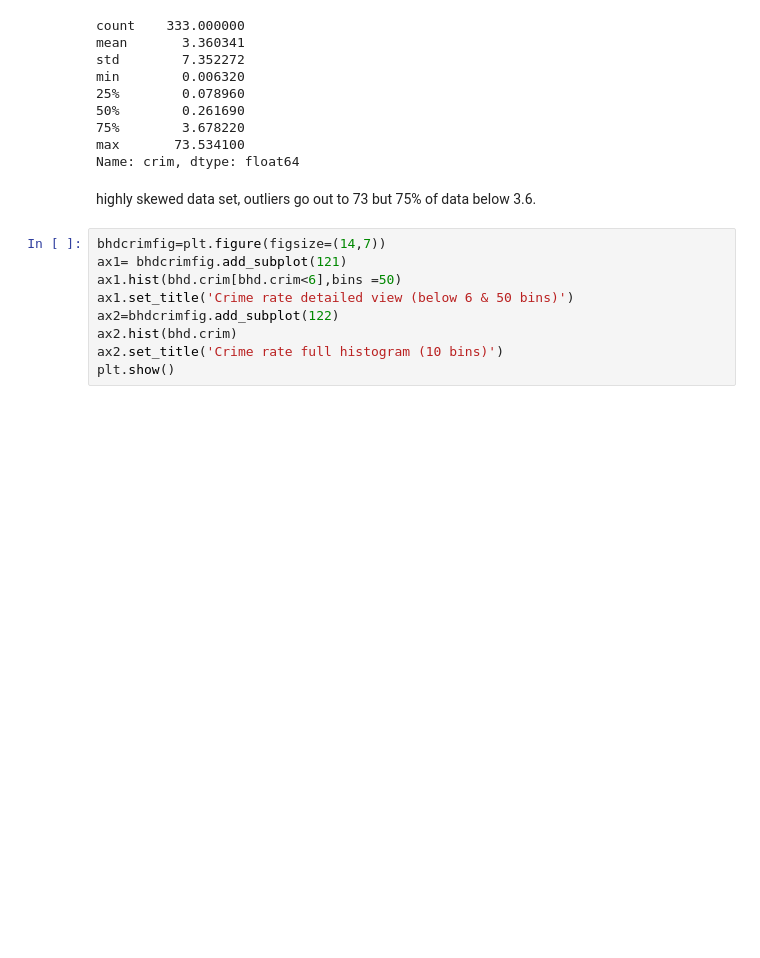
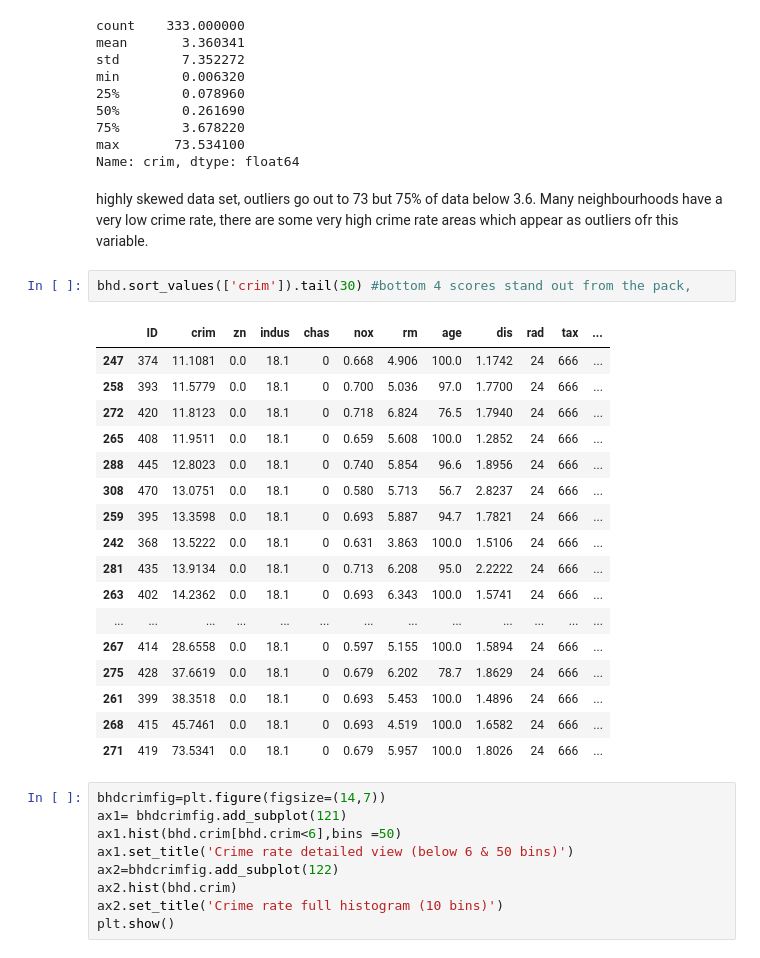
Before and after one commit to ktzioumis/dsc-1-03-16-eda-with-pandas-using-the-boston-housing-data-lab-online-ds-pt-112618, a Jupyter notebook: index.ipynb, the cells around one changed output. Saved outputs shown, nothing was run; the diff lists cells and outputs as text; blank space fills up the shorter version.

```diff
--- a/index.ipynb
+++ b/index.ipynb
@@ -177,7 +198,27 @@ min        0.006320
 max       73.534100
 Name: crim, dtype: float64
 # %% [markdown]
-highly skewed data set, outliers go out to 73 but 75% of data below 3.6.
+highly skewed data set, outliers go out to 73 but 75% of data below 3.6. Many neighbourhoods have a very low crime rate, there are some very high crime rate areas which appear as outliers ofr this variable.
+# %%
+bhd.sort_values(['crim']).tail(30) #bottom 4 scores stand out from the pack,
+# %% [output]
+|  | ID | crim | zn | indus | chas | nox | rm | age | dis | rad | tax | ... |
+| 247 | 374 | 11.1081 | 0.0 | 18.1 | 0 | 0.668 | 4.906 | 100.0 | 1.1742 | 24 | 666 | ... |
+| 258 | 393 | 11.5779 | 0.0 | 18.1 | 0 | 0.700 | 5.036 | 97.0 | 1.7700 | 24 | 666 | ... |
+| 272 | 420 | 11.8123 | 0.0 | 18.1 | 0 | 0.718 | 6.824 | 76.5 | 1.7940 | 24 | 666 | ... |
+| 265 | 408 | 11.9511 | 0.0 | 18.1 | 0 | 0.659 | 5.608 | 100.0 | 1.2852 | 24 | 666 | ... |
+| 288 | 445 | 12.8023 | 0.0 | 18.1 | 0 | 0.740 | 5.854 | 96.6 | 1.8956 | 24 | 666 | ... |
+| 308 | 470 | 13.0751 | 0.0 | 18.1 | 0 | 0.580 | 5.713 | 56.7 | 2.8237 | 24 | 666 | ... |
+| 259 | 395 | 13.3598 | 0.0 | 18.1 | 0 | 0.693 | 5.887 | 94.7 | 1.7821 | 24 | 666 | ... |
+| 242 | 368 | 13.5222 | 0.0 | 18.1 | 0 | 0.631 | 3.863 | 100.0 | 1.5106 | 24 | 666 | ... |
+| 281 | 435 | 13.9134 | 0.0 | 18.1 | 0 | 0.713 | 6.208 | 95.0 | 2.2222 | 24 | 666 | ... |
+| 263 | 402 | 14.2362 | 0.0 | 18.1 | 0 | 0.693 | 6.343 | 100.0 | 1.5741 | 24 | 666 | ... |
+| ... | ... | ... | ... | ... | ... | ... | ... | ... | ... | ... | ... | ... |
+| 267 | 414 | 28.6558 | 0.0 | 18.1 | 0 | 0.597 | 5.155 | 100.0 | 1.5894 | 24 | 666 | ... |
+| 275 | 428 | 37.6619 | 0.0 | 18.1 | 0 | 0.679 | 6.202 | 78.7 | 1.8629 | 24 | 666 | ... |
+| 261 | 399 | 38.3518 | 0.0 | 18.1 | 0 | 0.693 | 5.453 | 100.0 | 1.4896 | 24 | 666 | ... |
+| 268 | 415 | 45.7461 | 0.0 | 18.1 | 0 | 0.693 | 4.519 | 100.0 | 1.6582 | 24 | 666 | ... |
+| 271 | 419 | 73.5341 | 0.0 | 18.1 | 0 | 0.679 | 5.957 | 100.0 | 1.8026 | 24 | 666 | ... |
 # %%
 bhdcrimfig=plt.figure(figsize=(14,7))
 ax1= bhdcrimfig.add_subplot(121)
```
Also changed, not shown: parts of 9 cells of this notebook.
